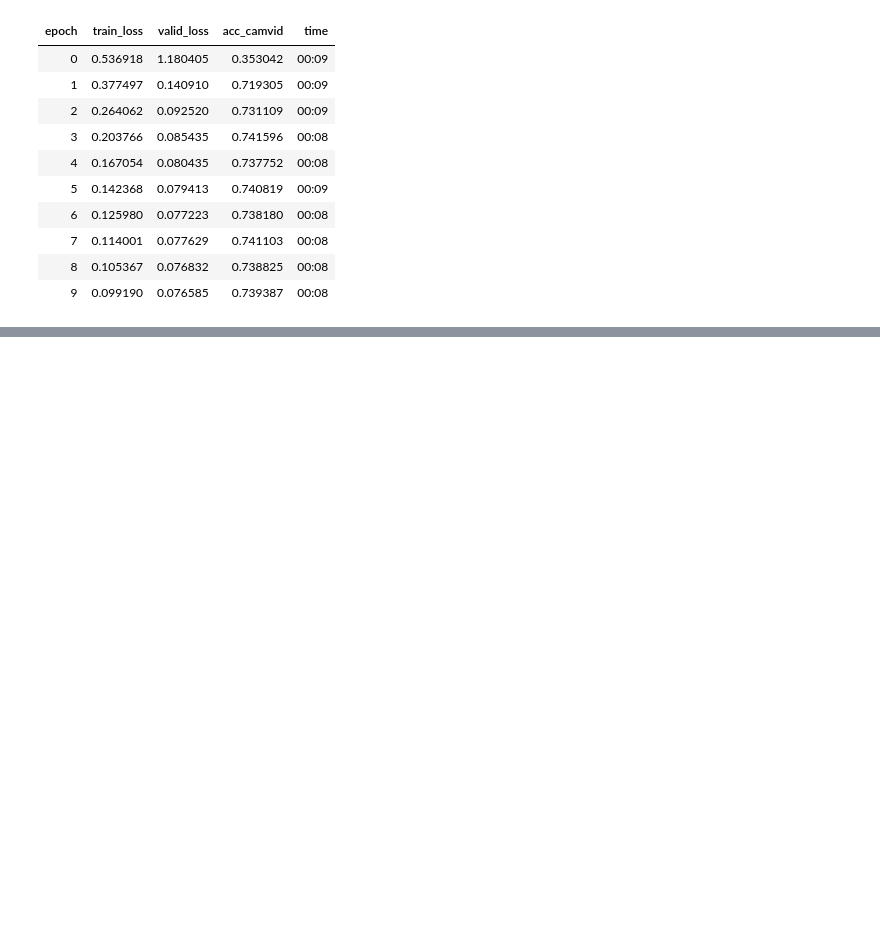
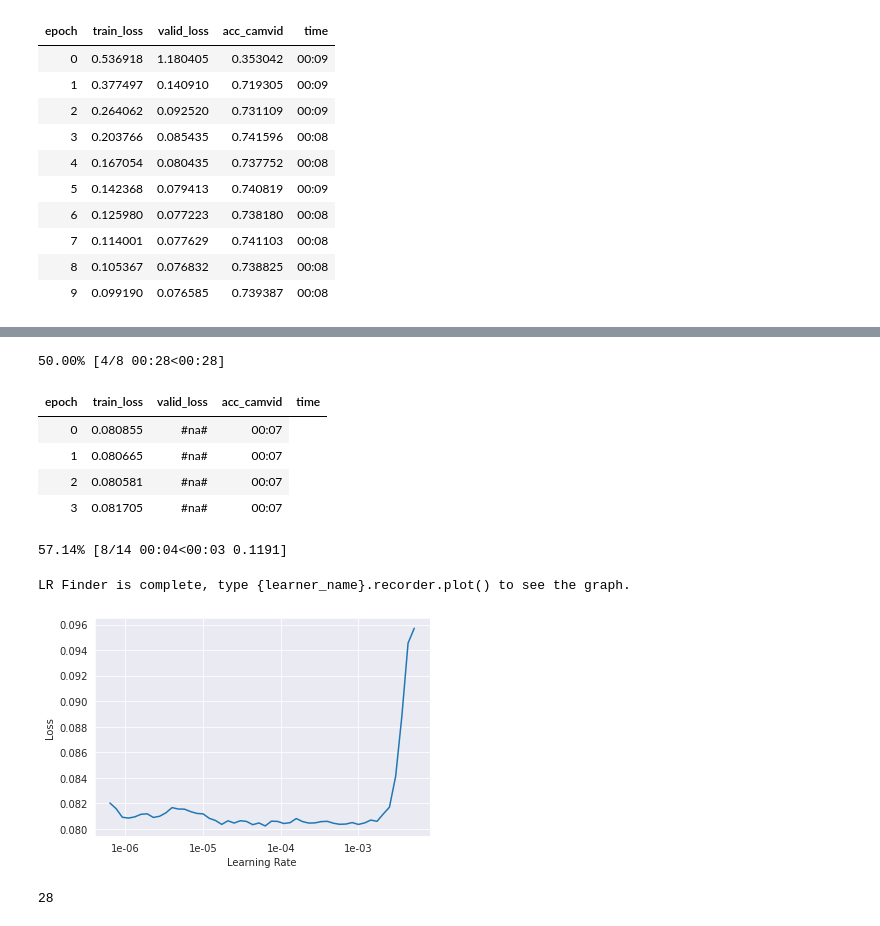
Before and after one commit to shadab4150/X_Ray_Covid_19_pnemonia_detection_lung_segmentation, a Jupyter notebook: chest_xray_segmentation_lungs.ipynb, the cells around one changed output, grey strips where cells are left out. Saved outputs shown, nothing was run; the diff lists cells and outputs as text; code cells hidden in the pictures; blank space fills up the shorter version.

```diff
--- a/chest_xray_segmentation_lungs.ipynb
+++ b/chest_xray_segmentation_lungs.ipynb
@@ -117,0 +130,21 @@ learn.fit_one_cycle(10, slice(1e-3) )
+# %%
+learn.save('stage-1-big')
+learn.load('stage-1-big');
+learn.unfreeze()
+# %%
+learn.lr_find()
+learn.recorder.plot()
+# %% [output]
+50.00% [4/8 00:28<00:28]
+| epoch | train_loss | valid_loss | acc_camvid | time |
+| 0 | 0.080855 | #na# | 00:07 |
+| 1 | 0.080665 | #na# | 00:07 |
+| 2 | 0.080581 | #na# | 00:07 |
+| 3 | 0.081705 | #na# | 00:07 |
+57.14% [8/14 00:04<00:03 0.1191]
+LR Finder is complete, type {learner_name}.recorder.plot() to see the graph.
+[figure, added]
+# %%
+gc.collect()
+# %% [output]
+28
```
Also changed, not shown: parts of 20 cells of this notebook.
